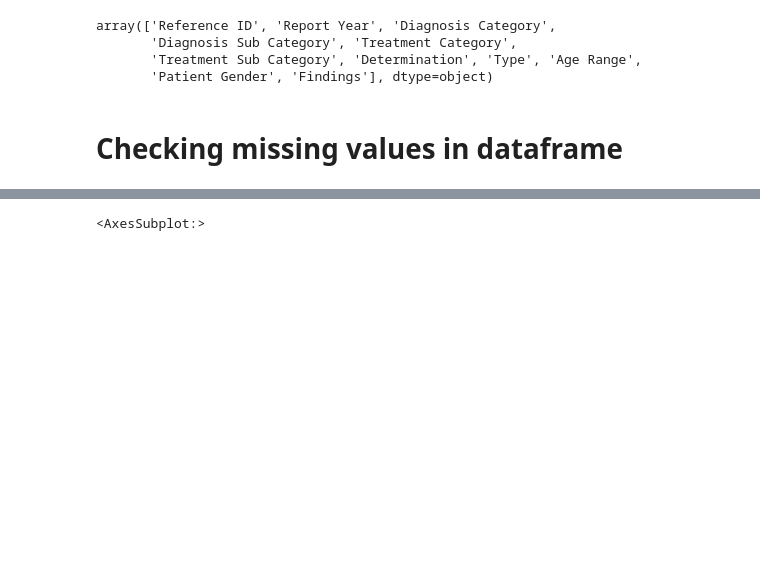
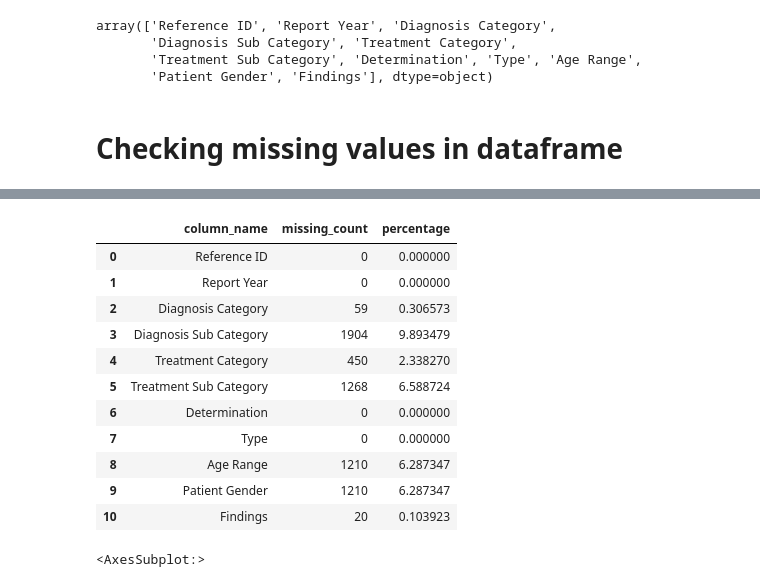
Before and after one commit to rohitkadam1410/Data-Scinence-Projects, a Jupyter notebook: Independent medical review dataset/EDA_independent_medical_review.ipynb, the cells around one changed output, grey strips where cells are left out. Drawn from its saved outputs; the diff is of its cells as text; code cells hidden in the pictures; blank space fills up the shorter version.

```diff
--- a/Independent medical review dataset/EDA_independent_medical_review.ipynb
+++ b/Independent medical review dataset/EDA_independent_medical_review.ipynb
@@ -41,3 +60,20 @@ array(['Reference ID', 'Report Year', 'Diagnosis Category',
+# %%
+missing_count['percent']= missing_count['count']/total_count *100
+missing_count.columns = ['column_name','missing_count','percentage']
+missing_count
+# %% [output]
+|  | column_name | missing_count | percentage |
+| 0 | Reference ID | 0 | 0.000000 |
+| 1 | Report Year | 0 | 0.000000 |
+| 2 | Diagnosis Category | 59 | 0.306573 |
+| 3 | Diagnosis Sub Category | 1904 | 9.893479 |
+| 4 | Treatment Category | 450 | 2.338270 |
+| 5 | Treatment Sub Category | 1268 | 6.588724 |
+| 6 | Determination | 0 | 0.000000 |
+| 7 | Type | 0 | 0.000000 |
+| 8 | Age Range | 1210 | 6.287347 |
+| 9 | Patient Gender | 1210 | 6.287347 |
+| 10 | Findings | 20 | 0.103923 |
 # %%
 import seaborn as sns
 sns.heatmap(df.isnull(),cbar=True,cmap = 'plasma',yticklabels = False)
```
Also changed, not shown: parts of 10 cells of this notebook.
